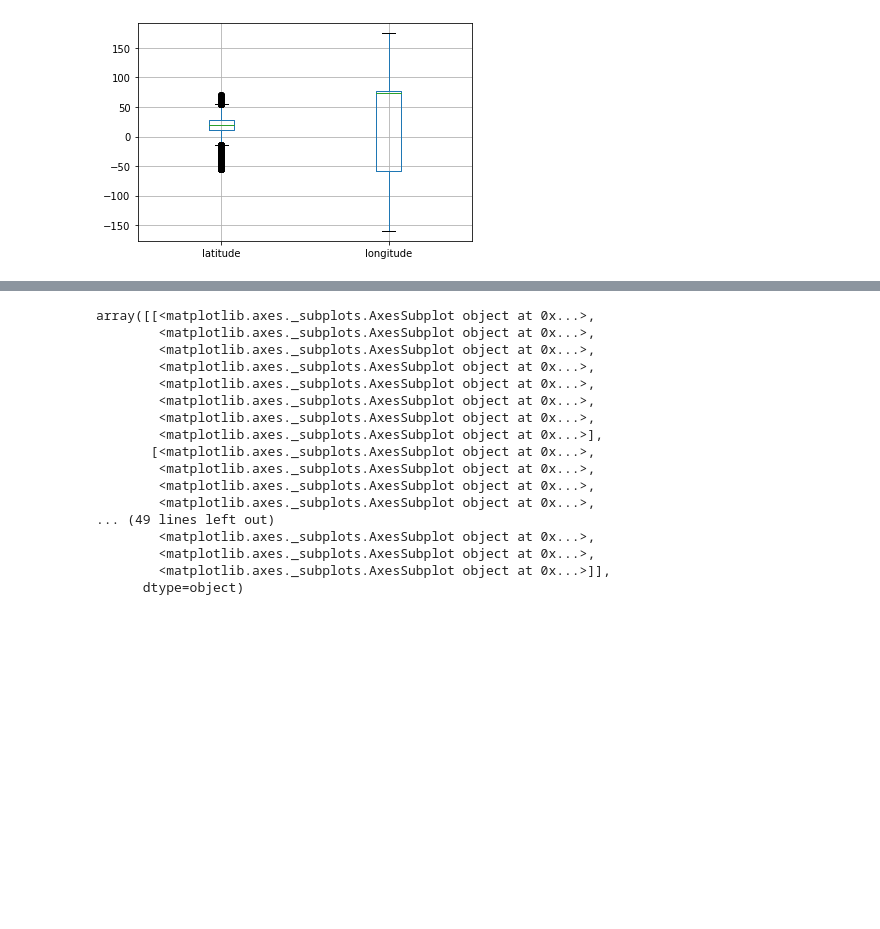
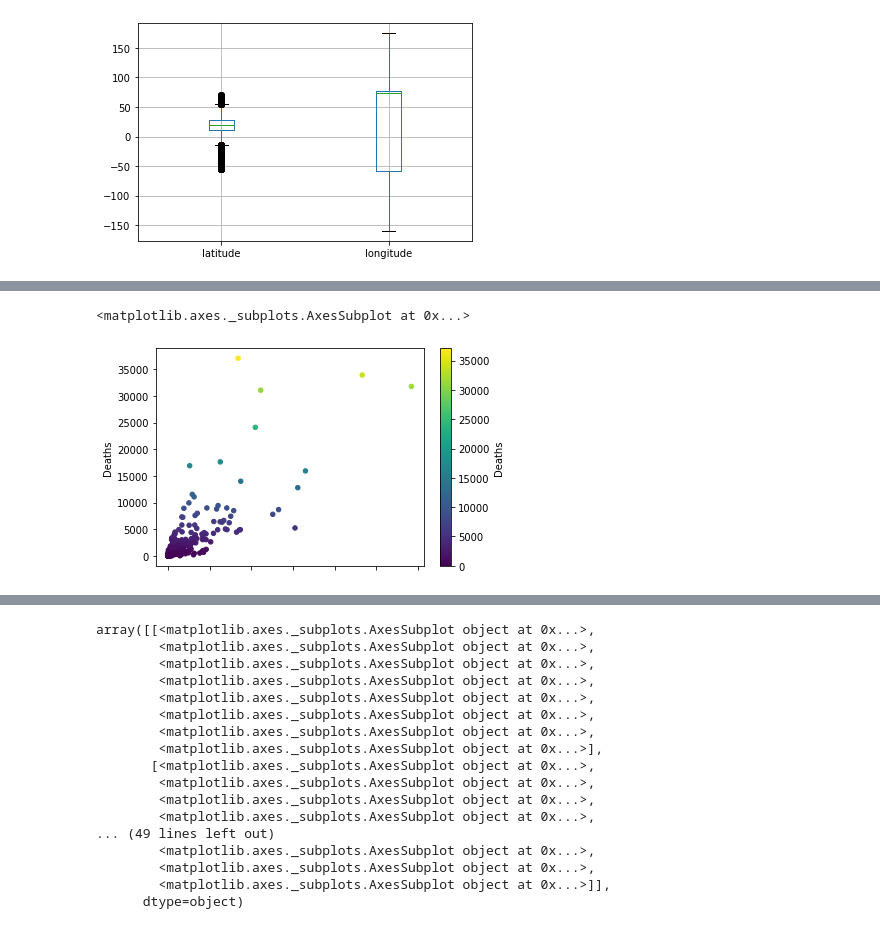
Before and after one commit to rsehmbi/covid19, a Jupyter notebook: ExploratoryDataAnalysis.ipynb, the cells around one changed output, grey strips where cells are left out. Cells and saved outputs as stored; diff of their text form; code cells hidden in the pictures; blank space fills up the shorter version.

```diff
--- a/ExploratoryDataAnalysis.ipynb
+++ b/ExploratoryDataAnalysis.ipynb
@@ -162,0 +171,5 @@ array([[<matplotlib.axes._subplots.AxesSubplot object at 0x...>,
+# %%
+ConfirmedDeaths.plot.scatter(x='Confirmed', y='Deaths',c='Deaths',colormap='viridis')
+# %% [output]
+<matplotlib.axes._subplots.AxesSubplot at 0x...>
+[figure, added]
```
Also changed, not shown: parts of 33 cells of this notebook.
